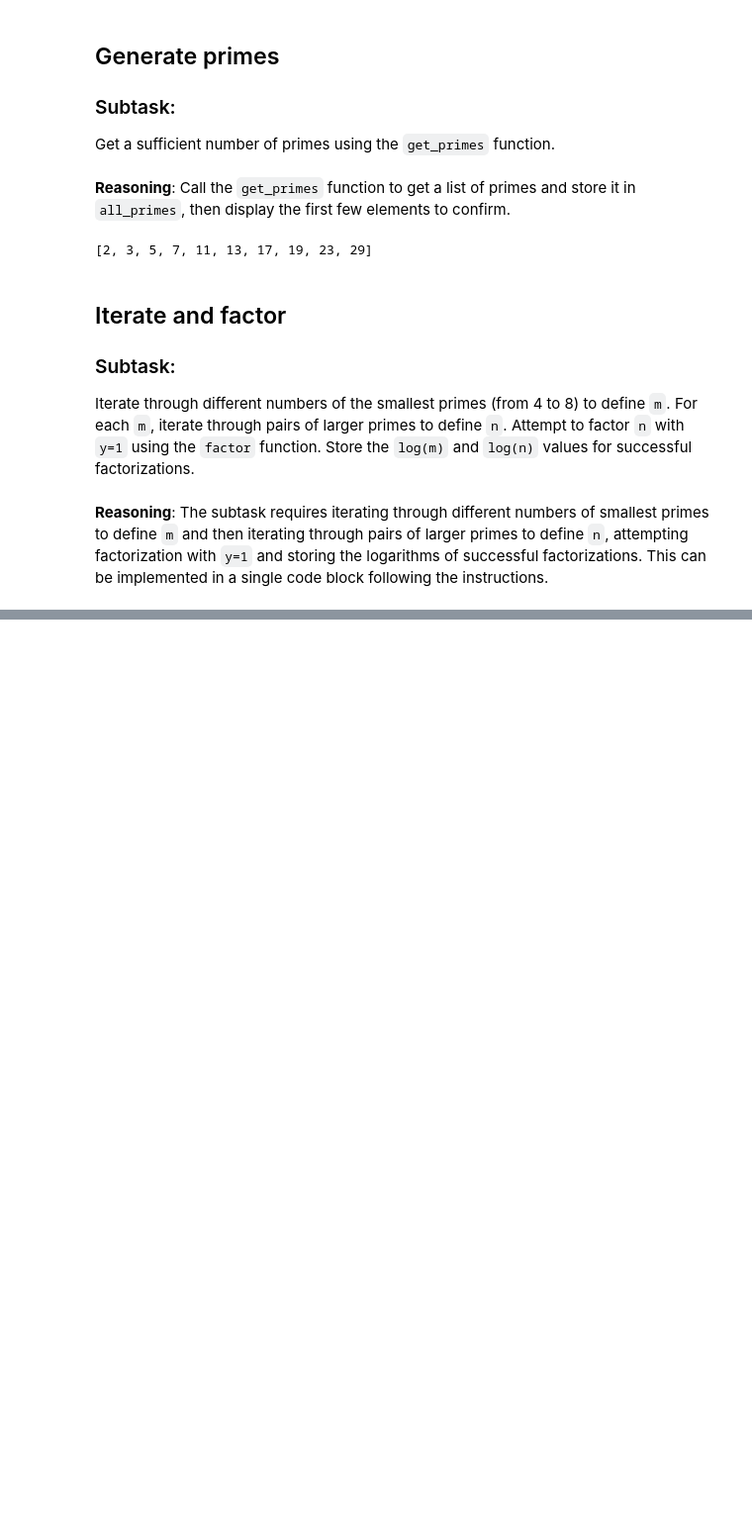
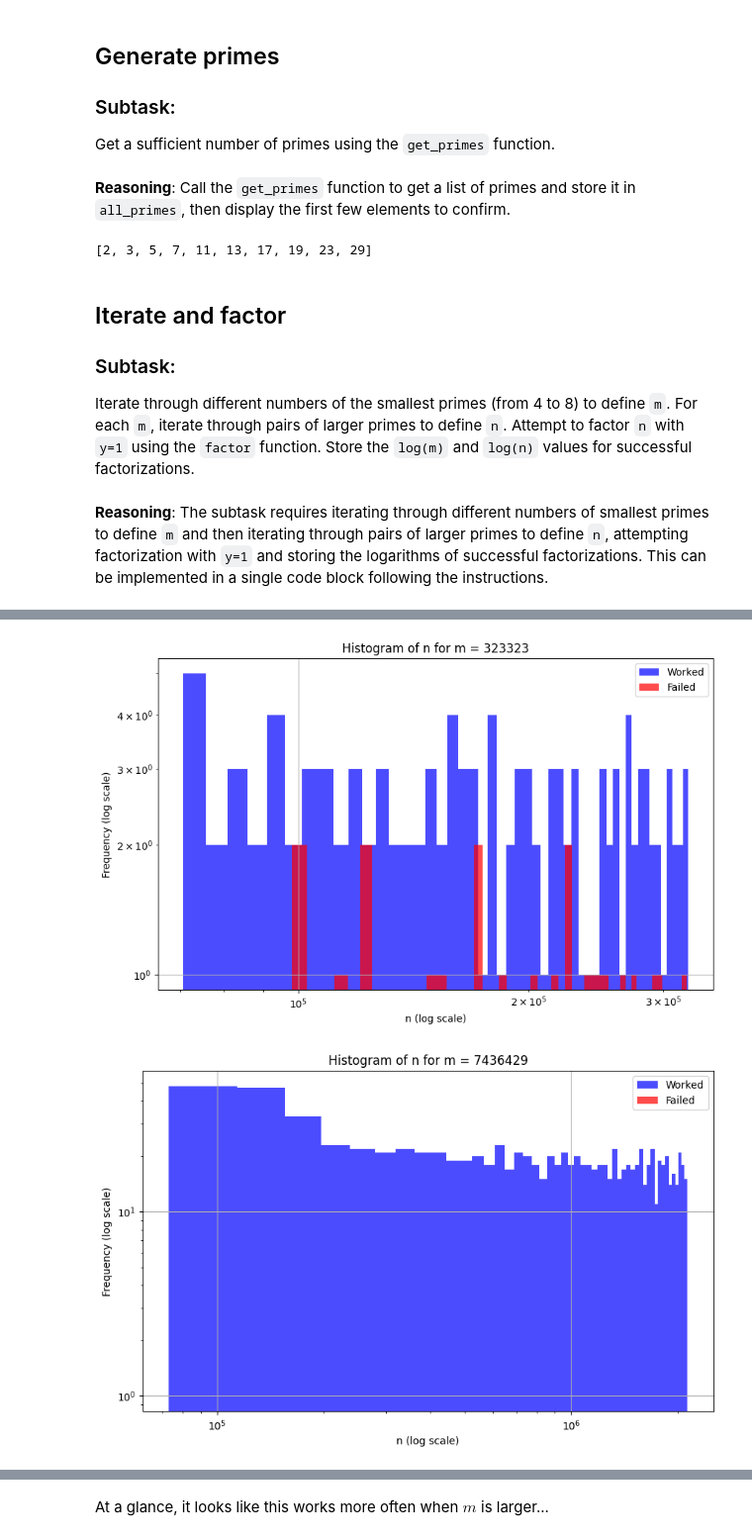
Before and after one commit to joshtburdick/misc, a Jupyter notebook: plog/Factoring3.ipynb, the cells around one changed output, grey strips where cells are left out. Shown: that part at 99% size. Drawn from its saved outputs; the diff is of its cells as text; code cells hidden in the pictures; blank space fills up the shorter version.

Commit message:
Add more tests of how often this works.

```diff
--- a/plog/Factoring3.ipynb
+++ b/plog/Factoring3.ipynb
@@ -444,0 +414,27 @@ display(f"Number of successful factorizations with y=1: {len(log_m_values)}")
+# %%
+import numpy as np
+import matplotlib.pyplot as plt
+
+for m_value in results['m'].unique():
+    plt.figure(figsize=(10, 6))
+    subset = results[results['m'] == m_value]
+
+    # Plot histogram for successful factorizations
+    worked_n = subset[subset['worked'] == True]['n']
+    plt.hist(worked_n, bins=50, alpha=0.7, label='Worked', color='blue', log=True)
+
+    # Plot histogram for failed factorizations
+    failed_n = subset[subset['worked'] == False]['n']
+    if not failed_n.empty:
+        plt.hist(failed_n, bins=50, alpha=0.7, label='Failed', color='red', log=True)
+
+    plt.xscale('log')
+    plt.xlabel('n (log scale)')
+    plt.ylabel('Frequency (log scale)')
+    plt.title(f'Histogram of n for m = {m_value}')
+    plt.legend()
+    plt.grid(True)
+    plt.show()
+# %% [output]
+[figure, added]
+[figure, added]
@@ -444,0 +443,2 @@ display(f"Number of successful factorizations with y=1: {len(log_m_values)}")
+# %% [markdown]
+At a glance, it looks like this works more often when $m$ is larger...
```
Also changed, not shown: parts of 18 cells of this notebook.
